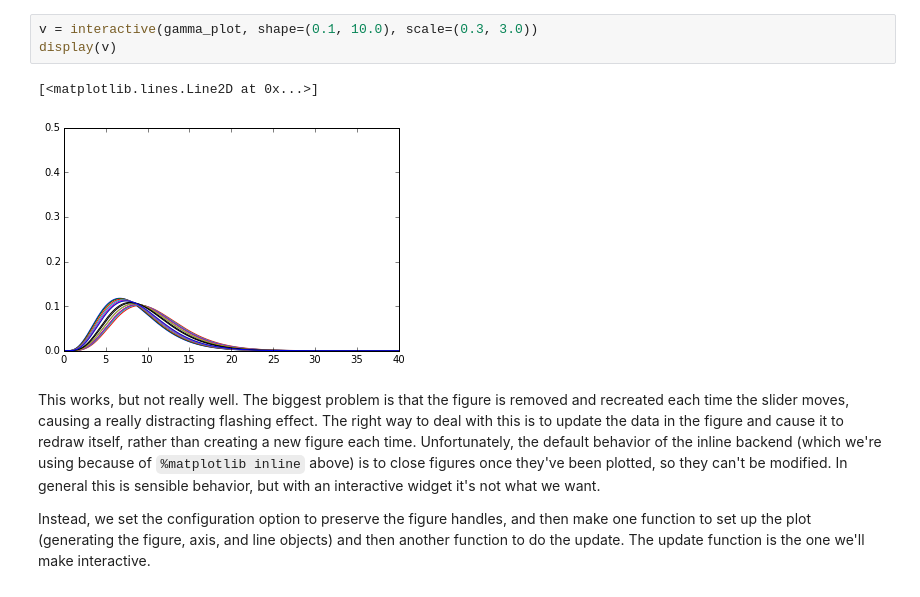
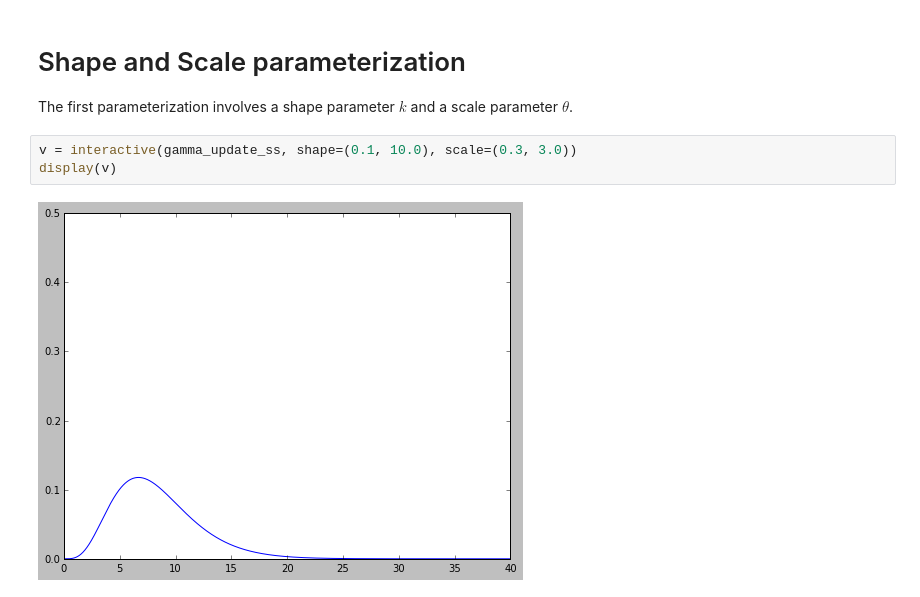
Before and after one commit to tachycline/gammadist, a Jupyter notebook: Gamma Distribution.ipynb, the cells around one changed output. Drawn from its saved outputs; the diff is of its cells as text.

Commit message:
added other parameterizations, rewrote accompanying text

```diff
--- a/Gamma Distribution.ipynb
+++ b/Gamma Distribution.ipynb
@@ -20,10 +54,8 @@ gamma_plot(5, 0.5)
+# %% [markdown]
+# Shape and Scale parameterization
+The first parameterization involves a shape parameter $k$ and a scale parameter $\theta$.
 # %%
-v = interactive(gamma_plot, shape=(0.1, 10.0), scale=(0.3, 3.0))
+v = interactive(gamma_update_ss, shape=(0.1, 10.0), scale=(0.3, 3.0))
 display(v)
 # %% [output]
-[<matplotlib.lines.Line2D at 0x...>]
-[figure, old version]
+[figure, new version]
-# %% [markdown]
-This works, but not really well. The biggest problem is that the figure is removed and recreated each time the slider moves, causing a really distracting flashing effect.  The right way to deal with this is to update the data in the figure and cause it to redraw itself, rather than creating a new figure each time. Unfortunately, the default behavior of the inline backend (which we're using because of `%matplotlib inline` above) is to close figures once they've been plotted, so they can't be modified. In general this is sensible behavior, but with an interactive widget it's not what we want.
-
-Instead, we set the configuration option to preserve the figure handles, and then make one function to set up the plot (generating the figure, axis, and line objects) and then another function to do the update. The update function is the one we'll make interactive.
```
Also changed, not shown: parts of 13 cells of this notebook.
